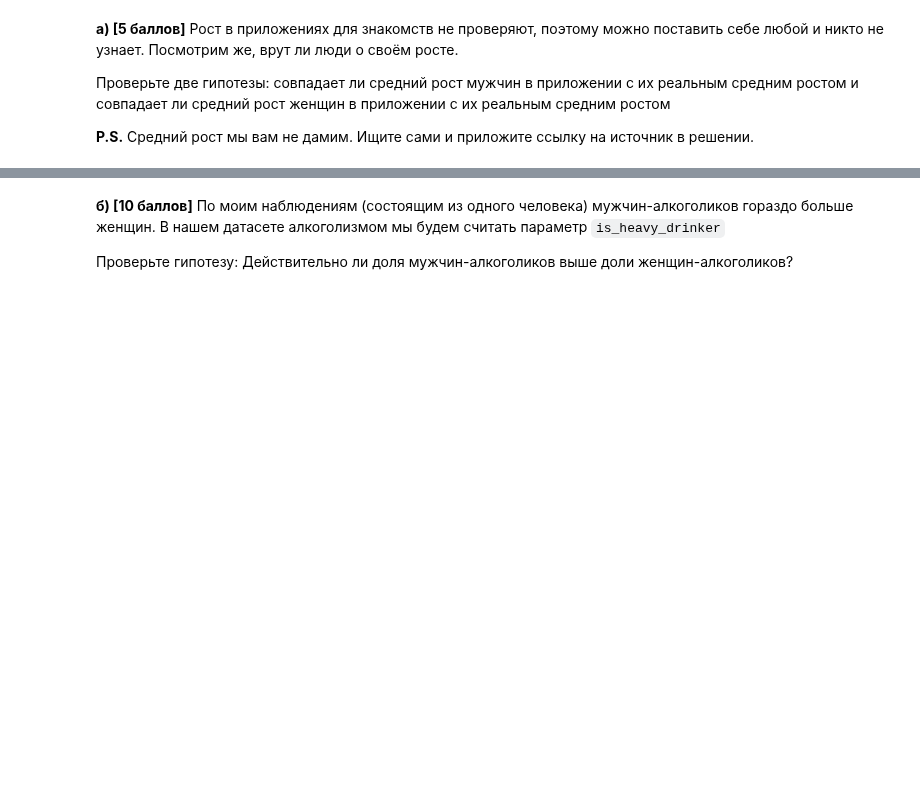
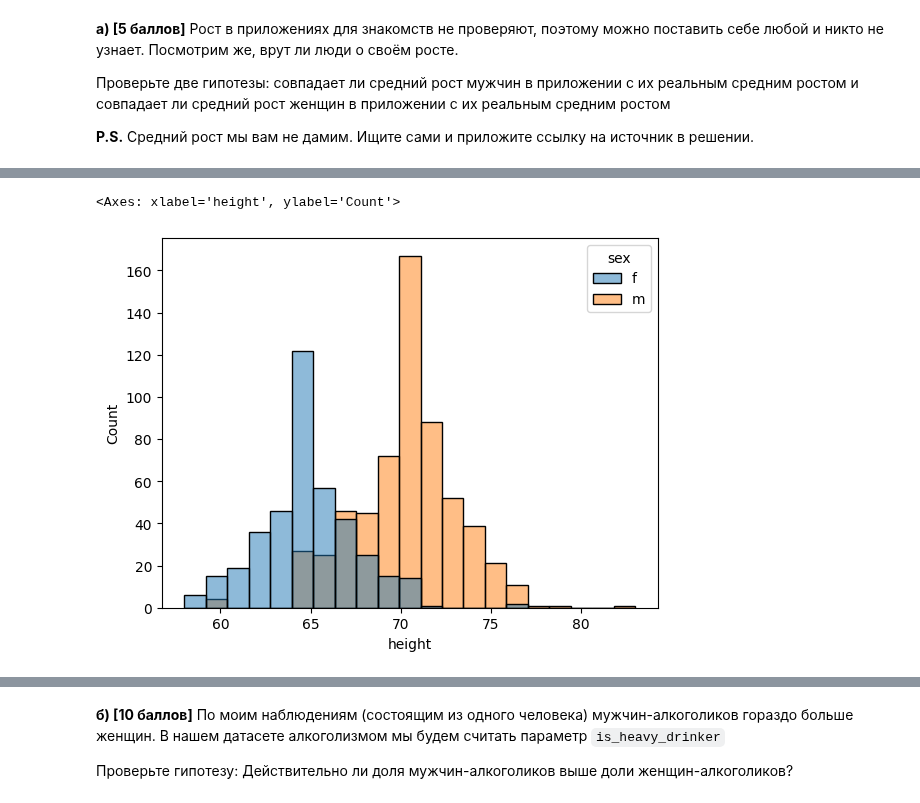
Before and after one commit to PavelMKh/HSE-AI, a Jupyter notebook: Math/stat_hw6.ipynb, the cells around one changed output, grey strips where cells are left out. Saved outputs shown, nothing was run; the diff lists cells and outputs as text; code cells hidden in the pictures; blank space fills up the shorter version.

```diff
--- a/Math/stat_hw6.ipynb
+++ b/Math/stat_hw6.ipynb
@@ -35,7 +93,7 @@ import seaborn as sns
 
 Для каждого пункта нужно расписать нулевую и альтернативную гипотезу, описать какой именно критерий вы используете, перечислить предпослыки необходимые для его использования, а также вычислить значение статистики и p-value, если это возможно.
 # %%
-df = pd.read_csv('data/dating_is_hard.csv')
+df = pd.read_csv('dating_is_hard.csv')
 # %% [markdown]
 __a) [5 баллов]__ Рост в приложениях для знакомств не проверяют, поэтому можно поставить себе любой и никто не узнает. Посмотрим же, врут ли люди о своём росте.
 
@@ -49,0 +127,5 @@ __Вывод:__
+# %%
+sns.histplot(data=df, x='height', hue='sex')
+# %% [output]
+<Axes: xlabel='height', ylabel='Count'>
+[figure, added]
```
Also changed, not shown: parts of 17 cells of this notebook.
